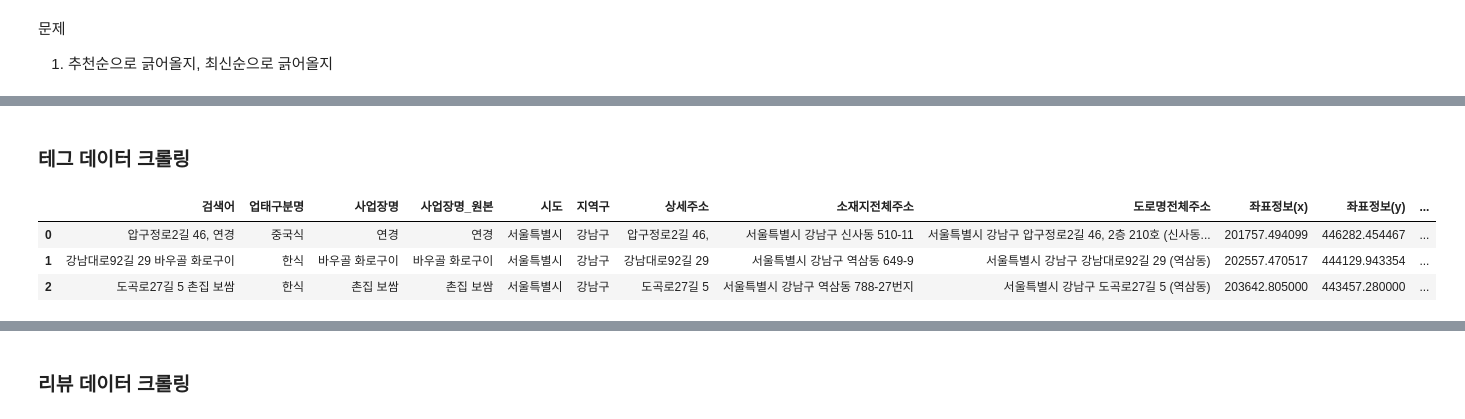
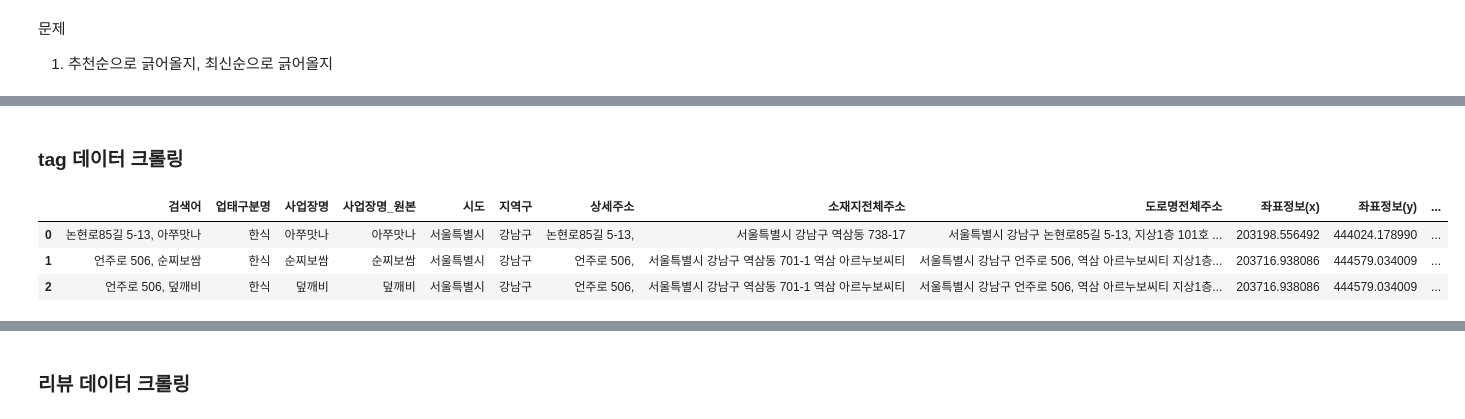
Before and after one commit to Lunch-Lab/data, a Jupyter notebook: naver_tag_review_크롤링.ipynb, the cells around one changed output, grey strips where cells are left out. Drawn from its saved outputs; the diff is of its cells as text; code cells hidden in the pictures.

```diff
--- a/naver_tag_review_크롤링.ipynb
+++ b/naver_tag_review_크롤링.ipynb
@@ -48,17 +48,17 @@ original_df.to_excel('./data/res_original_df.xlsx')
 # %% [markdown]
-### 테그 데이터 크롤링
+### tag 데이터 크롤링
 # %%
-start_num = 1500 # 할 차례
-num = 200
+start_num = 7900 # 할 차례
+num = 100
 end_num = start_num + num
 res_df = original_df[start_num:end_num]
 res_df = res_df.reset_index(drop=True)
 res_df.head(3)
 # %% [output]
 |  | 검색어 | 업태구분명 | 사업장명 | 사업장명_원본 | 시도 | 지역구 | 상세주소 | 소재지전체주소 | 도로명전체주소 | 좌표정보(x) | 좌표정보(y) | ... |
-| 0 | 압구정로2길 46, 연경 | 중국식 | 연경 | 연경 | 서울특별시 | 강남구 | 압구정로2길 46, | 서울특별시 강남구 신사동 510-11 | 서울특별시 강남구 압구정로2길 46, 2층 210호 (신사동... | 201757.494099 | 446282.454467 | ... |
-| 1 | 강남대로92길 29 바우골 화로구이 | 한식 | 바우골 화로구이 | 바우골 화로구이 | 서울특별시 | 강남구 | 강남대로92길 29 | 서울특별시 강남구 역삼동 649-9 | 서울특별시 강남구 강남대로92길 29 (역삼동) | 202557.470517 | 444129.943354 | ... |
-| 2 | 도곡로27길 5 촌집 보쌈 | 한식 | 촌집 보쌈 | 촌집 보쌈 | 서울특별시 | 강남구 | 도곡로27길 5 | 서울특별시 강남구 역삼동 788-27번지 | 서울특별시 강남구 도곡로27길 5 (역삼동) | 203642.805000 | 443457.280000 | ... |
+| 0 | 논현로85길 5-13, 아쭈맛나 | 한식 | 아쭈맛나 | 아쭈맛나 | 서울특별시 | 강남구 | 논현로85길 5-13, | 서울특별시 강남구 역삼동 738-17 | 서울특별시 강남구 논현로85길 5-13, 지상1층 101호 ... | 203198.556492 | 444024.178990 | ... |
+| 1 | 언주로 506, 순찌보쌈 | 한식 | 순찌보쌈 | 순찌보쌈 | 서울특별시 | 강남구 | 언주로 506, | 서울특별시 강남구 역삼동 701-1 역삼 아르누보씨티 | 서울특별시 강남구 언주로 506, 역삼 아르누보씨티 지상1층... | 203716.938086 | 444579.034009 | ... |
+| 2 | 언주로 506, 덮깨비 | 한식 | 덮깨비 | 덮깨비 | 서울특별시 | 강남구 | 언주로 506, | 서울특별시 강남구 역삼동 701-1 역삼 아르누보씨티 | 서울특별시 강남구 언주로 506, 역삼 아르누보씨티 지상1층... | 203716.938086 | 444579.034009 | ... |
 # %%
 # # 해민
 # import chromedriver_autoinstaller
```
Also changed, not shown: parts of 3 cells of this notebook, 1 other file.
